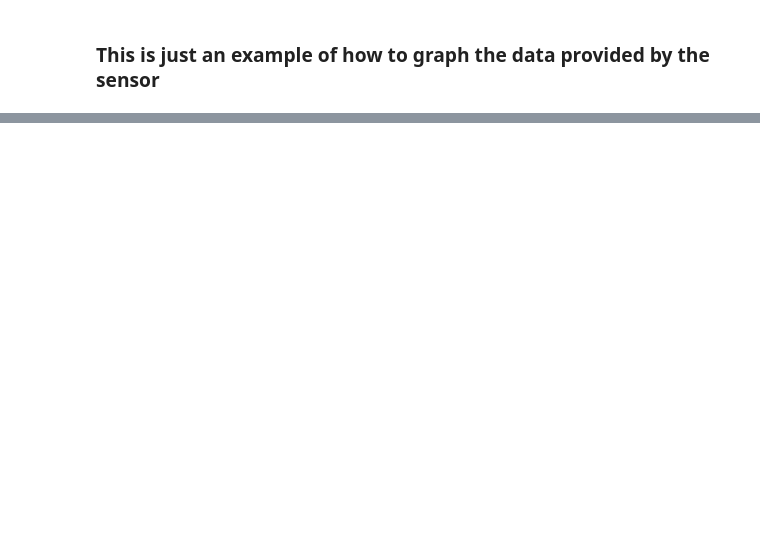
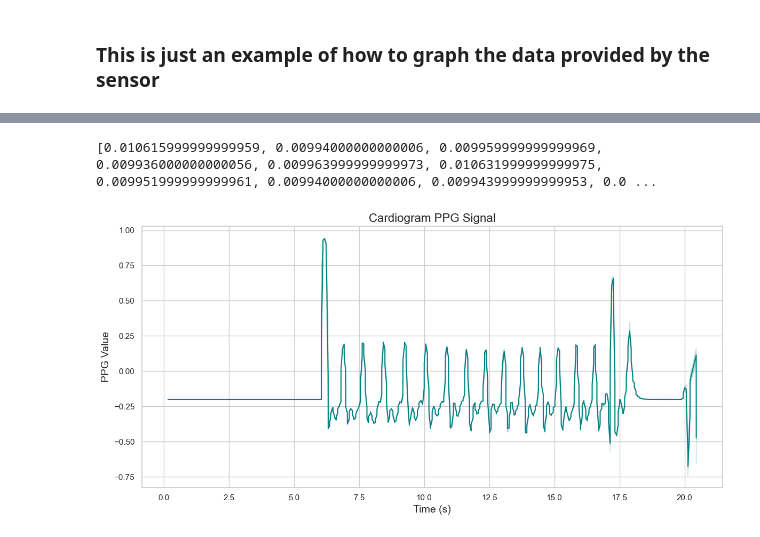
Before and after one commit to JuanReyes01/PPG_Sensor, a Jupyter notebook: data_graphs.ipynb, the cells around one changed output, grey strips where cells are left out. Saved outputs shown, nothing was run; the diff lists cells and outputs as text; code cells hidden in the pictures; blank space fills up the shorter version.

```diff
--- a/data_graphs.ipynb
+++ b/data_graphs.ipynb
@@ -29,0 +30,35 @@ plt.show()
+# %%
+#List of diff between time values
+diff = []
+for i in range(1, len(df['Time (s)'])):
+    diff.append(df['Time (s)'][i] - df['Time (s)'][i-1])
+print(diff)
+# %% [output]
+[0.010615999999999959, 0.00994000000000006, 0.009959999999999969, 0.009936000000000056, 0.009963999999999973, 0.010631999999999975, 0.009951999999999961, 0.00994000000000006, 0.009943999999999953, 0.0 ...
+# %%
+import pandas as pd
+import seaborn as sns
+import matplotlib.pyplot as plt
+
+# Set a nice theme
+sns.set(style="whitegrid")
+
+# Load the CSV data into a DataFrame
+df = pd.read_csv('ppg_data_test_sample3200_count32_width15.csv')
+
+# Create a figure
+plt.figure(figsize=(12, 6))
+
+# Plot the cardiogram as a line plot
+sns.lineplot(data=df, x='Time (s)', y='PPG Value', color='teal', linewidth=1.5)
+
+# Enhance the plot with titles and labels
+plt.title('Cardiogram PPG Signal', fontsize=16)
+plt.xlabel('Time (s)', fontsize=14)
+plt.ylabel('PPG Value', fontsize=14)
+
+# Optionally, add grid and adjust layout
+plt.tight_layout()
+plt.show()
+# %% [output]
+[figure, added]
```
Also changed, not shown: parts of 1 cell of this notebook, 2 other files.
